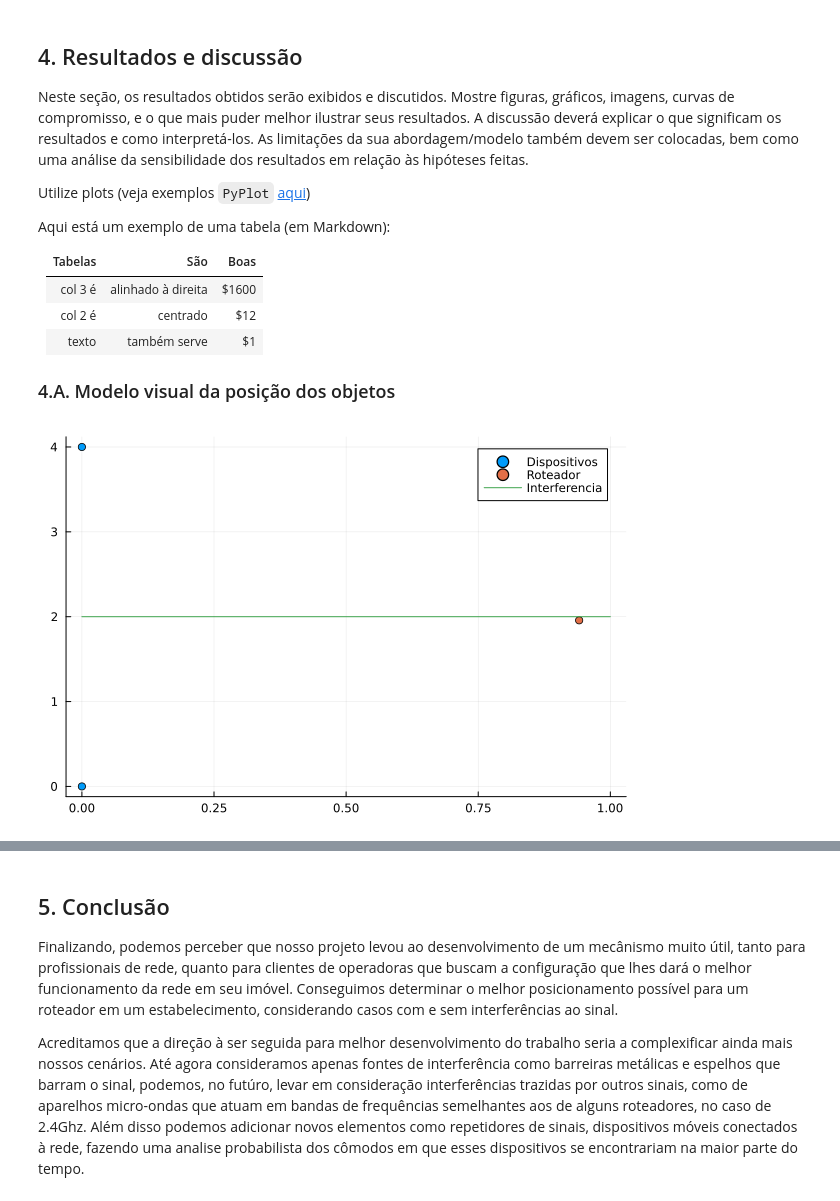
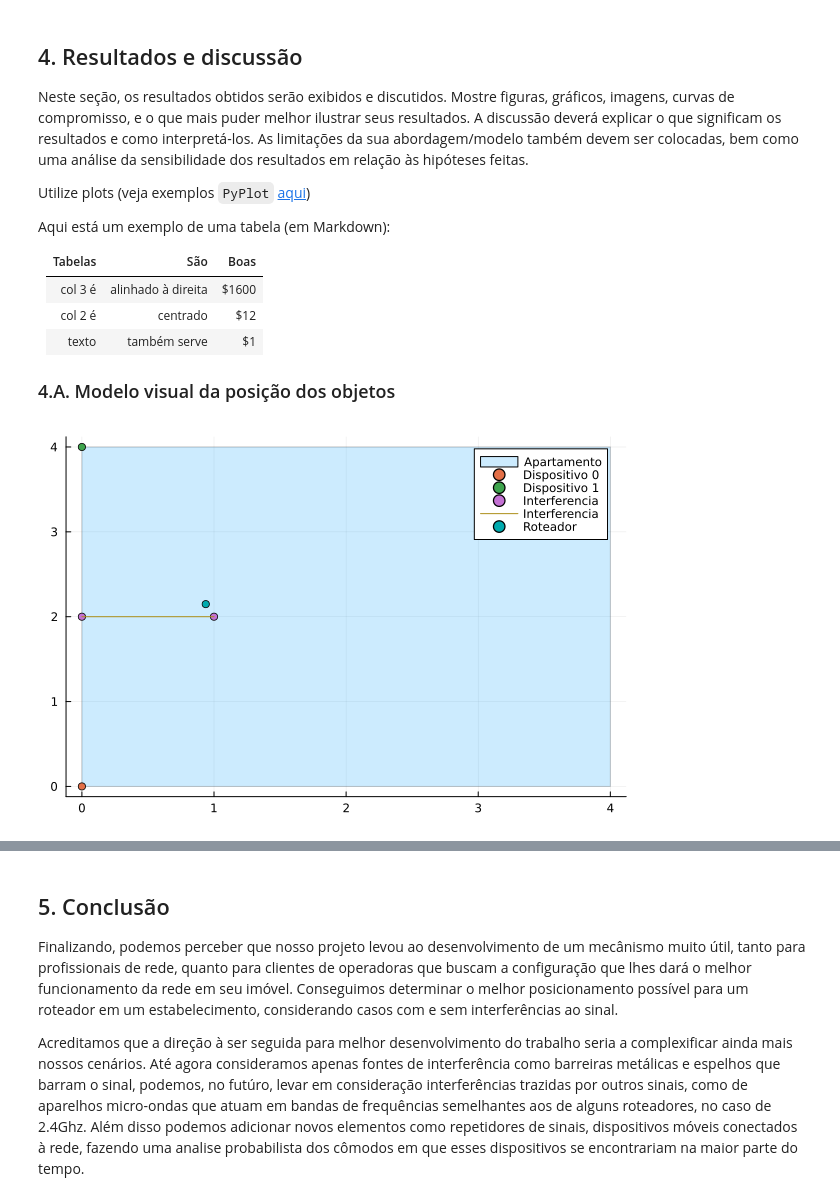
Before and after one commit to PedroHTeixeira/wifi-optimize, a Jupyter notebook: modelo_relatorio_projeto_2022.ipynb, the cells around one changed output, grey strips where cells are left out. Drawn from its saved outputs; the diff is of its cells as text; code cells hidden in the pictures.

Commit message:
Added new ingerference plot vizualization

```diff
--- a/modelo_relatorio_projeto_2022.ipynb
+++ b/modelo_relatorio_projeto_2022.ipynb
@@ -278,14 +278,22 @@ Aqui está um exemplo de uma tabela (em Markdown):
 | texto | também serve      |   \$1 |
 
 ### 4.A. Modelo visual da posição dos objetos
-# %%
-using Plots
-
-scatter([dispositivos[1][1],dispositivos[2][1],],[dispositivos[1][2],dispositivos[2][2]], label="Dispositivos")
-scatter!([JuMP.value.(x)],[JuMP.value.(y)], label="Roteador")
-plot!([interferencias[1][1][1],interferencias[1][2][1]],[interferencias[1][1][2],interferencias[1][2][2]],label="Interferencia")
-# %% [output]
-[figure, removed]
+# %%
+using Plots
+rectangle(w, h, x, y) = Shape(x .+ [0,w,w,0], y .+ [0,0,h,h])
+plot(rectangle(4,4,0,0), label="Apartamento", opacity=.2)
+i=0
+for dispositivo in dispositivos
+    scatter!([dispositivo[1]],[dispositivo[2]], label="Dispositivo "*string(i))
+    i+=1
+end
+for interferencia in interferencias
+    scatter!([interferencia[1][1],interferencia[2][1]],[interferencia[1][2],interferencia[2][2]],label="Interferencia")
+    plot!([interferencia[1][1],interferencia[2][1]],[interferencia[1][2],interferencia[2][2]],label="Interferencia")
+end
+scatter!([JuMP.value.(x)],[JuMP.value.(y)], label="Roteador")
+# %% [output]
+[figure, added]
 # %%
 println(force(JuMP.value.(x),JuMP.value.(y),-1))
 println(force(JuMP.value.(x),JuMP.value.(y),1))
```
Also changed, not shown: parts of 3 cells of this notebook.
